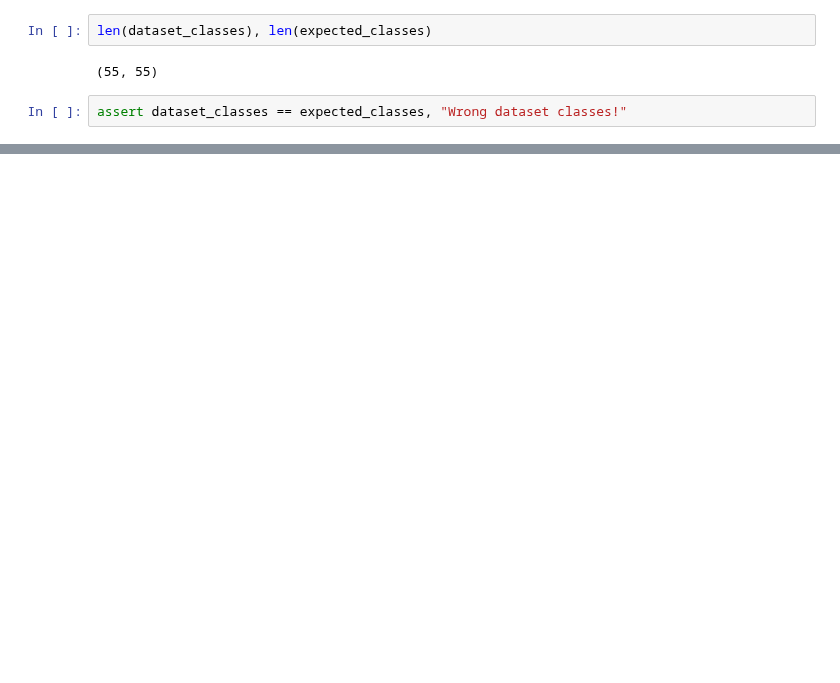
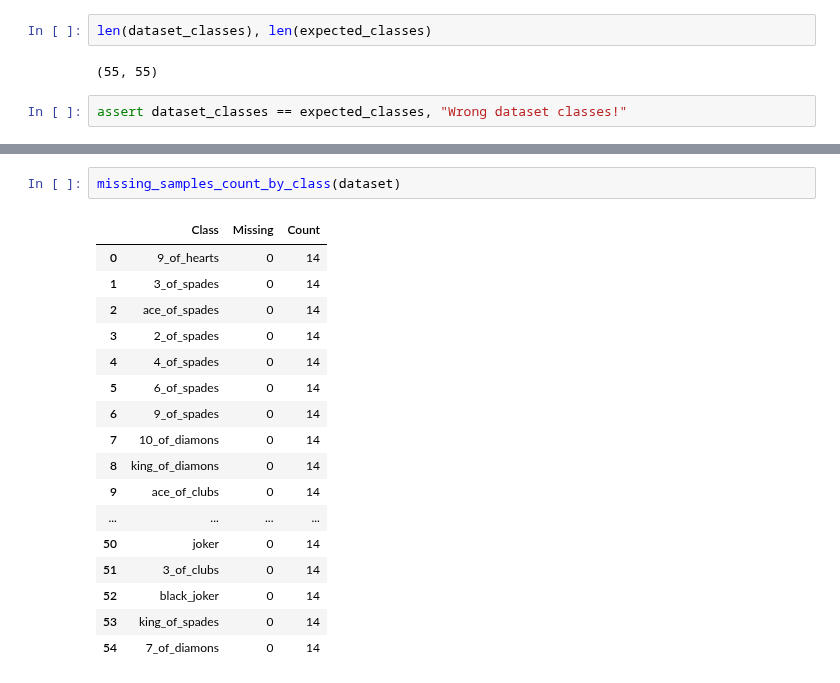
Before and after one commit to adrianmarino/object-detection, a Jupyter notebook: notebooks/dataset_analisys.ipynb, the cells around one changed output, grey strips where cells are left out. Cells and saved outputs as stored; diff of their text form; blank space fills up the shorter version.

```diff
--- a/notebooks/dataset_analisys.ipynb
+++ b/notebooks/dataset_analisys.ipynb
@@ -43,0 +56,20 @@ plot_classes_count(dataset)
+# %%
+missing_samples_count_by_class(dataset)
+# %% [output]
+|  | Class | Missing | Count |
+| 0 | 9_of_hearts | 0 | 14 |
+| 1 | 3_of_spades | 0 | 14 |
+| 2 | ace_of_spades | 0 | 14 |
+| 3 | 2_of_spades | 0 | 14 |
+| 4 | 4_of_spades | 0 | 14 |
+| 5 | 6_of_spades | 0 | 14 |
+| 6 | 9_of_spades | 0 | 14 |
+| 7 | 10_of_diamons | 0 | 14 |
+| 8 | king_of_diamons | 0 | 14 |
+| 9 | ace_of_clubs | 0 | 14 |
+| ... | ... | ... | ... |
+| 50 | joker | 0 | 14 |
+| 51 | 3_of_clubs | 0 | 14 |
+| 52 | black_joker | 0 | 14 |
+| 53 | king_of_spades | 0 | 14 |
+| 54 | 7_of_diamons | 0 | 14 |
```
Also changed, not shown: parts of 9 cells of this notebook, 1 other file.
